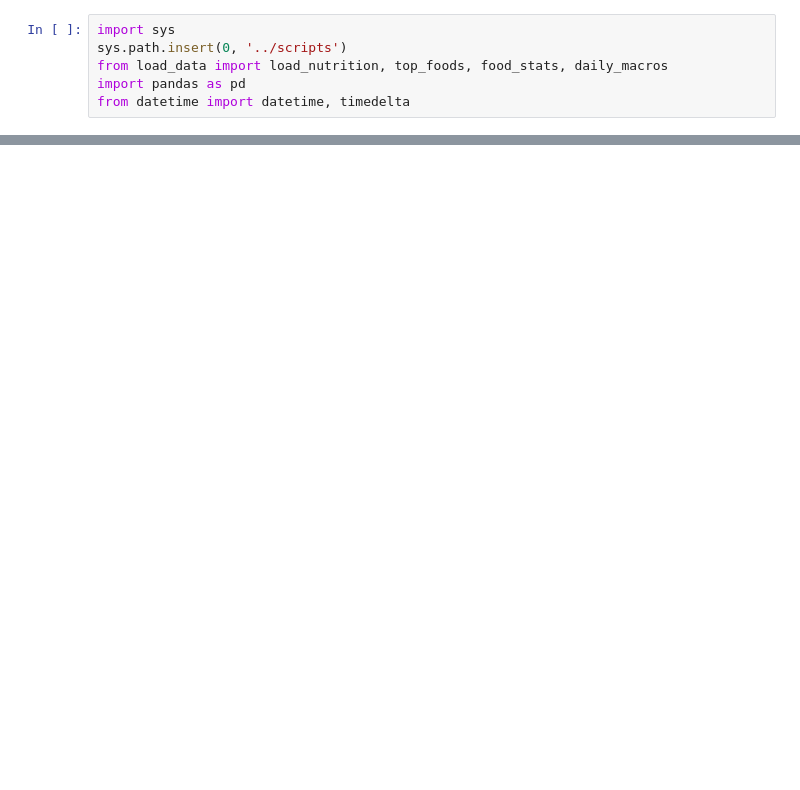
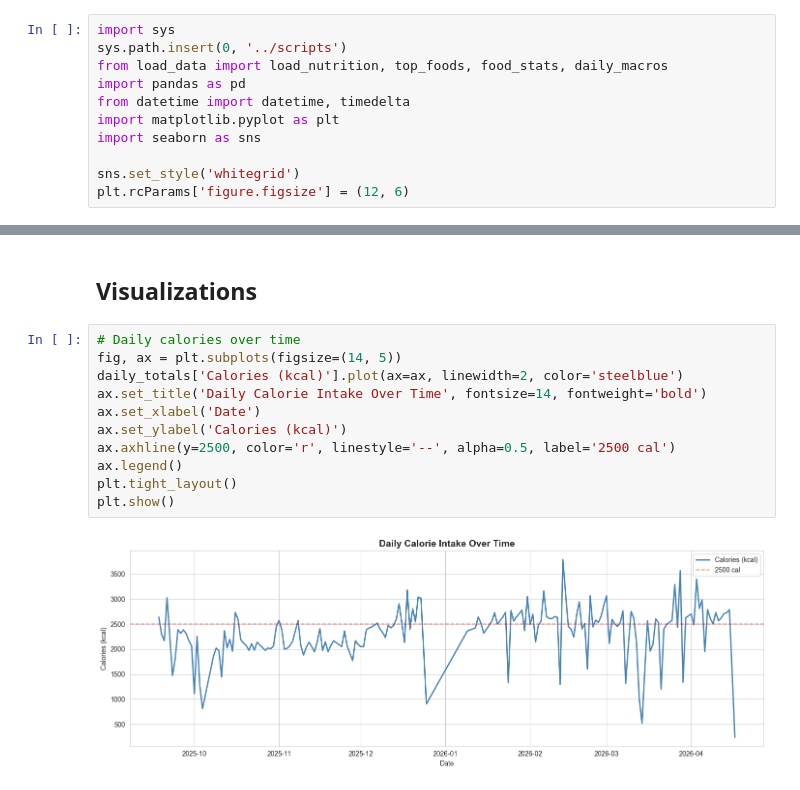
Before and after one commit to tyang27/HealthDashboard, a Jupyter notebook: analyses/01-nutrition-exploration.ipynb, the cells around one changed output, grey strips where cells are left out. Saved outputs shown, nothing was run; the diff lists cells and outputs as text; blank space fills up the shorter version.

```diff
--- a/analyses/01-nutrition-exploration.ipynb
+++ b/analyses/01-nutrition-exploration.ipynb
@@ -8,5 +8,10 @@ sys.path.insert(0, '../scripts')
 from load_data import load_nutrition, top_foods, food_stats, daily_macros
 import pandas as pd
 from datetime import datetime, timedelta
+import matplotlib.pyplot as plt
+import seaborn as sns
+
+sns.set_style('whitegrid')
+plt.rcParams['figure.figsize'] = (12, 6)
 # %%
 nutrition = load_nutrition()
@@ -40,0 +118,15 @@ daily_totals.tail(14)
+# %% [markdown]
+## Visualizations
+# %%
+# Daily calories over time
+fig, ax = plt.subplots(figsize=(14, 5))
+daily_totals['Calories (kcal)'].plot(ax=ax, linewidth=2, color='steelblue')
+ax.set_title('Daily Calorie Intake Over Time', fontsize=14, fontweight='bold')
+ax.set_xlabel('Date')
+ax.set_ylabel('Calories (kcal)')
+ax.axhline(y=2500, color='r', linestyle='--', alpha=0.5, label='2500 cal')
+ax.legend()
+plt.tight_layout()
+plt.show()
+# %% [output]
+[figure, added]
```
Also changed, not shown: parts of 11 cells of this notebook, 11 other files.
